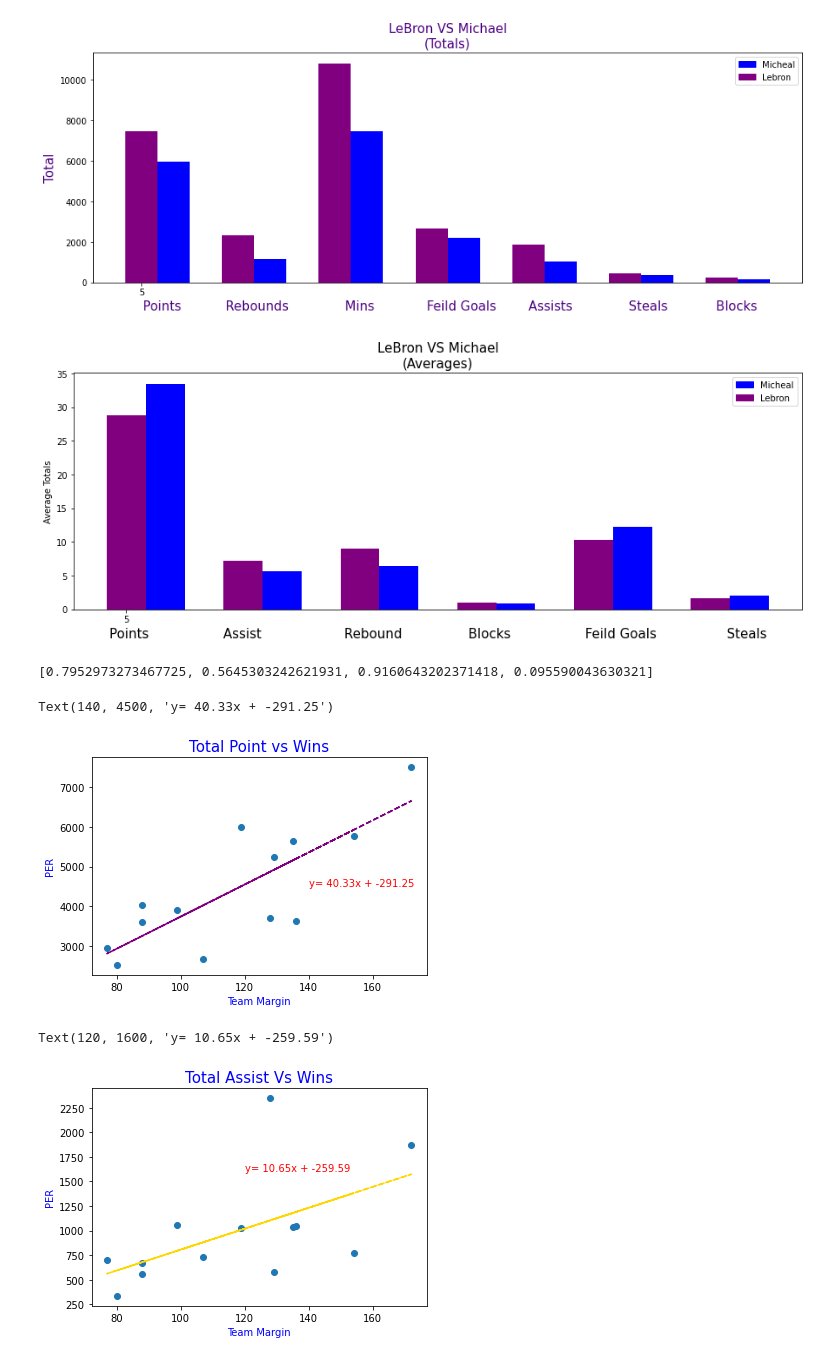
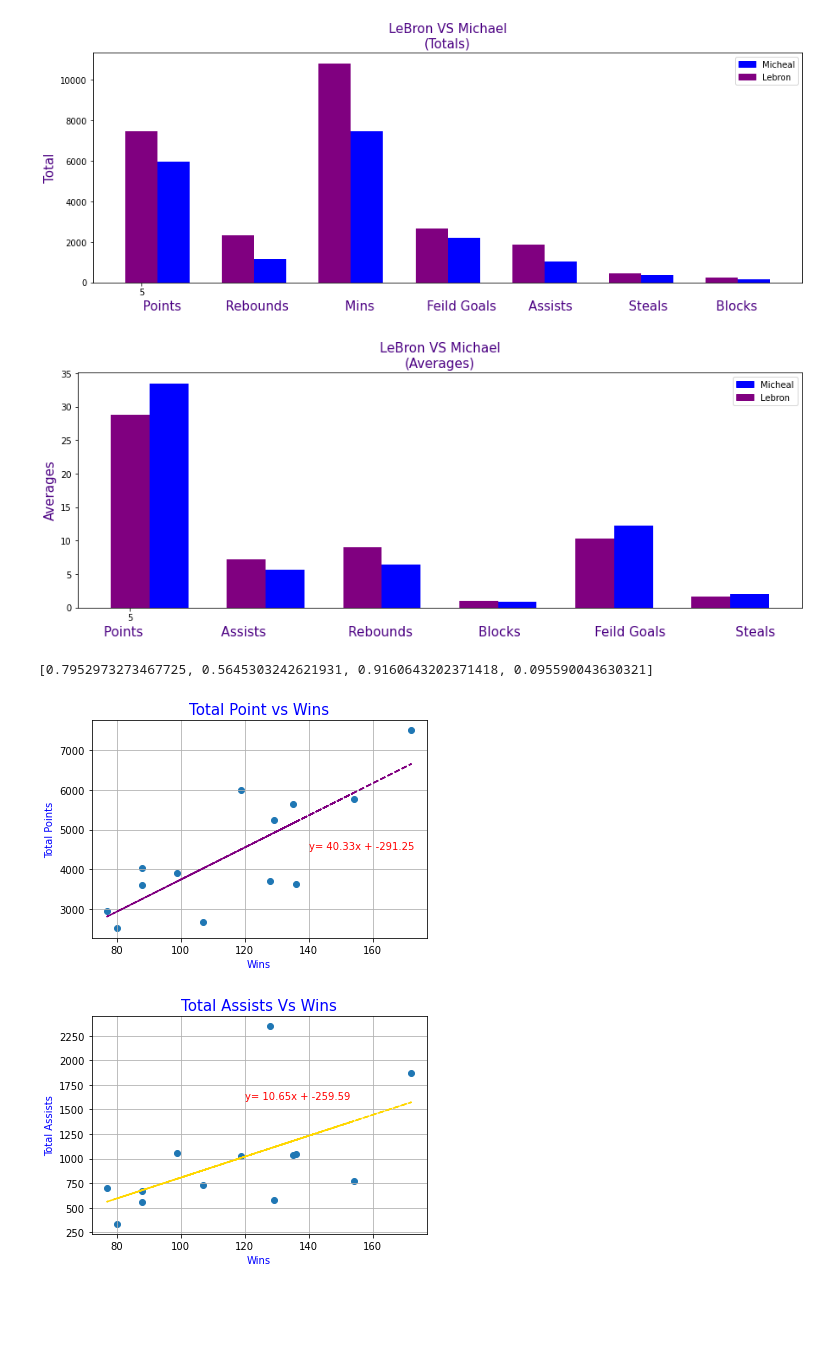
Before and after one commit to lovenalee/Ballers-Project1-Do-You-Really-Know-The-NBA-, a Jupyter notebook: Playoff.ipynb, the cells around one changed output. Drawn from its saved outputs; the diff is of its cells as text; code cells hidden in the pictures; blank space fills up the shorter version.

```diff
--- a/Playoff.ipynb
+++ b/Playoff.ipynb
@@ -384,7 +384,7 @@ GOAT_STAT = pd.DataFrame({ 'Players': ['Bill Russell', 'Wilt Chamberlain', 'Kare
                                        total_minSP, total_minSO, total_minKB, total_minLJ, total_minSC,total_minKD,
                                        total_minKL],
 
-                        'Feild Goal': [sum_feild_gBR, sum_feild_gWC, sum_feild_gKJ,
+                        'Feild Goals': [sum_feild_gBR, sum_feild_gWC, sum_feild_gKJ,
                                        sum_feild_gMj, sum_feild_gLB, sum_feild_gMJ,
                                        sum_feild_gSP, sum_feild_gSO, sum_feild_gKB,
                                        sum_feild_gLJ, sum_feild_gSC, sum_feild_gKD, sum_feild_gKL],
@@ -398,11 +398,11 @@ GOAT_STAT = pd.DataFrame({ 'Players': ['Bill Russell', 'Wilt Chamberlain', 'Kare
                                        sum_stealMJ, sum_stealSP, sum_stealSO, sum_stealKB,
                                        sum_stealLJ, sum_stealSC, sum_stealKD, sum_stealKL],
 
-                     'Total Rebound': [sum_reboundBR, sum_reboundWC, sum_reboundKJ, sum_reboundMj, sum_reboundLB,
+                     'Total Rebounds': [sum_reboundBR, sum_reboundWC, sum_reboundKJ, sum_reboundMj, sum_reboundLB,
                                        sum_reboundMJ, sum_reboundSP, sum_reboundSO, sum_reboundKB,
                                        sum_reboundLJ, sum_reboundSC, sum_reboundKD, sum_reboundKL],
 
-                      'Total Assist': [sum_assistBR, sum_assistWC, sum_assistKJ, sum_assistMj, sum_assistLB,
+                      'Total Assists': [sum_assistBR, sum_assistWC, sum_assistKJ, sum_assistMj, sum_assistLB,
                                        sum_assistMJ, sum_assistSP, sum_assistSO,sum_assistKB,
                                        sum_assistLJ, sum_assistSC, sum_assistKD, sum_assistKL],
 
@@ -414,19 +414,19 @@ GOAT_STAT = pd.DataFrame({ 'Players': ['Bill Russell', 'Wilt Chamberlain', 'Kare
                                        av_pointsMJ, av_pointsSP, av_pointsSO, av_pointsKB, av_pointsLJ,
                                        av_pointsSC, av_pointsKD, av_pointsKL],
 
-                    'Average Assist': [av_assistBR, av_assistWC, av_assistKJ, av_assistMj, av_assistLB,
+                    'Average Assists': [av_assistBR, av_assistWC, av_assistKJ, av_assistMj, av_assistLB,
                                        av_assistMJ, av_assistSP, av_assistSO, av_assistKB, av_assistLJ,
                                        av_assistSC, av_assistKD, av_assistKL],
 
-                   'Average Rebound': [av_reboundBR, av_reboundWC, av_reboundKJ, av_reboundMj, av_reboundLB,
+                   'Average Rebounds': [av_reboundBR, av_reboundWC, av_reboundKJ, av_reboundMj, av_reboundLB,
                                        av_reboundMJ, av_reboundSP, av_reboundSO,av_reboundKB, av_reboundLJ,
                                        av_reboundSC, av_reboundKD, av_reboundKL],
 
-                     'Average Steal': [av_stealBR, av_stealWC, av_stealKJ, av_stealMj, av_stealLB,
+                     'Average Steals': [av_stealBR, av_stealWC, av_stealKJ, av_stealMj, av_stealLB,
                                        av_stealMJ, av_stealSP, av_stealSO, av_stealKB, av_stealLJ,
                                        av_stealSC, av_stealKD, av_stealKL],
 
-                     'Average Block': [av_blocksBR, av_blocksWC, av_blocksKJ, av_blocksMj, av_blocksLB,
+                     'Average Blocks': [av_blocksBR, av_blocksWC, av_blocksKJ, av_blocksMj, av_blocksLB,
                                        av_blocksMJ, av_blocksSP, av_blocksSO, av_blocksKB, av_blocksLJ,
                                        av_blocksSC, av_blocksKD, av_blocksKL],
 
@@ -437,9 +437,8 @@ GOAT_STAT = pd.DataFrame({ 'Players': ['Bill Russell', 'Wilt Chamberlain', 'Kare
                               'WINS': [bill_win, wilt_win, kareem_win, magic_win, larry_win, michael_win, scottie_win,
                                        shaquille_win, kobe_win, lebron_win, stephen_win, kevin_win, kawhi_win],
 
-                              'LOSS': [bill_loss, wilt_loss, kareem_loss, magic_loss, larry_loss, michael_loss,scottie_loss,
+                              'LOSSES': [bill_loss, wilt_loss, kareem_loss, magic_loss, larry_loss, michael_loss,scottie_loss,
                                        shaquille_loss, kobe_loss, lebron_loss, stephen_loss, kevin_loss, kawhi_loss]})
 
 GOAT_STAT_ss = GOAT_STAT.style.set_caption('Greatest Basketball Players of all Times (PlayOff STATS)')
 GOAT_STAT_ss = GOAT_STAT.set_index('Players')
-GOAT_STAT_ss
@@ -509,20 +492,20 @@ plt.figure(figsize=(15,5))
 plt.bar(x_axis, LJ['Average Points'], width=0.4, color='purple')
 plt.bar(x_axis+0.4, MJ['Average Points'], width=0.4, color='blue')
 
-plt.bar(x_axis+1.2, LJ['Average Assist'], width=0.4, color='purple')
-plt.bar(x_axis+1.6, MJ['Average Assist'], width=0.4, color='blue')
+plt.bar(x_axis+1.2, LJ['Average Assists'], width=0.4, color='purple')
+plt.bar(x_axis+1.6, MJ['Average Assists'], width=0.4, color='blue')
 
-plt.bar(x_axis+2.4, LJ['Average Rebound'], width=0.4, color='purple')
-plt.bar(x_axis+2.8, MJ['Average Rebound'], width=0.4, color='blue')
+plt.bar(x_axis+2.4, LJ['Average Rebounds'], width=0.4, color='purple')
+plt.bar(x_axis+2.8, MJ['Average Rebounds'], width=0.4, color='blue')
 
-plt.bar(x_axis+3.6, LJ['Average Block'], width=0.4, color='purple')
-plt.bar(x_axis+4.0, MJ['Average Block'], width=0.4, color='blue')
+plt.bar(x_axis+3.6, LJ['Average Blocks'], width=0.4, color='purple')
+plt.bar(x_axis+4.0, MJ['Average Blocks'], width=0.4, color='blue')
 
 plt.bar(x_axis+4.8, LJ['Average Feild Goals'], width=0.4, color='purple')
 plt.bar(x_axis+5.2, MJ['Average Feild Goals'], width=0.4, color='blue')
 
-plt.bar(x_axis+6.0, LJ['Average Steal'], width=0.4, color='purple')
-plt.bar(x_axis+6.4, MJ['Average Steal'], width=0.4, color='blue')
+plt.bar(x_axis+6.0, LJ['Average Steals'], width=0.4, color='purple')
+plt.bar(x_axis+6.4, MJ['Average Steals'], width=0.4, color='blue')
 
 
 blue_patch = mpatches.Patch(color='blue', label='Micheal')
@@ -531,12 +514,12 @@ purple_patch = mpatches.Patch(color='purple', label='Lebron')
 
 plt.xticks(ticks, LJ.index)
 plt.xticks(ticks, MJ.index)
-plt.xlabel('Points                  Assist                    Rebound                Blocks                  Feild Goals                 Steals', x=0.5).set_fontsize(15)
-plt.ylabel('Average Totals')
-plt.title('LeBron VS Michael\n(Averages)').set_fontsize(15)
+plt.xlabel('Points                   Assists                    Rebounds                Blocks                  Feild Goals                 Steals', color='indigo', x=0.5).set_fontsize(15)
+plt.ylabel('Averages', color='indigo').set_fontsize(15)
+plt.title('LeBron VS Michael\n(Averages)', color='indigo').set_fontsize(15)
 plt.legend(handles=[blue_patch, purple_patch])
 plt.show()
 # %% [output]
-[figure, old version]
+[figure, new version]
 # %%
 points_corr_win = GOAT_STAT['WINS'].corr(GOAT_STAT['Total Points'])
@@ -545,10 +528,9 @@ minutes_corr_win = GOAT_STAT['WINS'].corr(GOAT_STAT['Minutes Played'])
 AVpoints_corr_win = GOAT_STAT['WINS'].corr(GOAT_STAT['Average Points'])
 # %%
 correlations = [points_corr_win, assist_corr_win, minutes_corr_win, AVpoints_corr_win]
+correlations
+# %% [output]
+[0.7952973273467725, 0.5645303242621931, 0.9160643202371418, 0.095590043630321]
-# %%
-correlations
-# %% [output]
-[0.7952973273467725, 0.5645303242621931, 0.9160643202371418, 0.095590043630321]
 # %%
 vc_slope, vc_int, vc_r, vc_p, vc_std_err = st.linregress(GOAT_STAT['WINS'], GOAT_STAT['Total Points'])
 vc_fit = vc_slope * GOAT_STAT['WINS'] + vc_int
@@ -559,29 +541,29 @@ plt.plot(GOAT_STAT['WINS'],vc_fit,"--", color = 'purple')
 
 
 
-plt.xlabel('Team Margin', color='blue')
-plt.ylabel('PER', color='blue')
+plt.xlabel('Wins', color='blue')
+plt.ylabel('Total Points', color='blue')
 plt.title('Total Point vs Wins',fontsize =15, color='blue')
 plt.annotate(equation, xy=(140, 4500), fontsize=10, color='red')
+plt.grid()
 # %% [output]
-Text(140, 4500, 'y= 40.33x + -291.25')
-[figure, old version]
+[figure, new version]
 # %%
-vc_slope, vc_int, vc_r, vc_p, vc_std_err = st.linregress(GOAT_STAT['WINS'], GOAT_STAT['Total Assist'])
+vc_slope, vc_int, vc_r, vc_p, vc_std_err = st.linregress(GOAT_STAT['WINS'], GOAT_STAT['Total Assists'])
 vc_fit = vc_slope * GOAT_STAT['WINS'] + vc_int
 equation = 'y= ' + str(round(vc_slope, 2)) + 'x + ' + str(round(vc_int, 2))
 
 
-plt.scatter(GOAT_STAT['WINS'], GOAT_STAT['Total Assist'])
+plt.scatter(GOAT_STAT['WINS'], GOAT_STAT['Total Assists'])
 plt.plot(GOAT_STAT['WINS'],vc_fit,"--", color = 'gold')
 
-plt.xlabel('Team Margin', color='blue')
-plt.ylabel('PER', color='blue')
-plt.title('Total Assist Vs Wins',fontsize =15, color='blue')
+plt.xlabel('Wins', color='blue')
+plt.ylabel('Total Assists', color='blue')
+plt.title('Total Assists Vs Wins',fontsize =15, color='blue')
 plt.annotate(equation, xy=(120, 1600), fontsize=10, color='red')
+plt.grid()
 # %% [output]
-Text(120, 1600, 'y= 10.65x + -259.59')
-[figure, old version]
+[figure, new version]
 # %%
 vc_slope, vc_int, vc_r, vc_p, vc_std_err = st.linregress(GOAT_STAT['WINS'], GOAT_STAT['Minutes Played'])
 vc_fit = vc_slope * GOAT_STAT['WINS'] + vc_int
```
Also changed, not shown: parts of 5 cells of this notebook.
